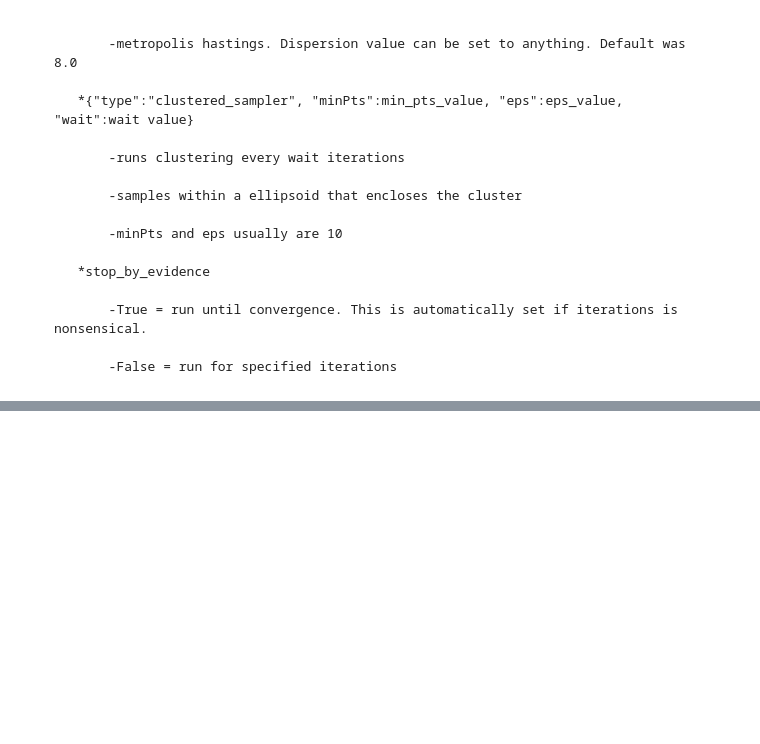
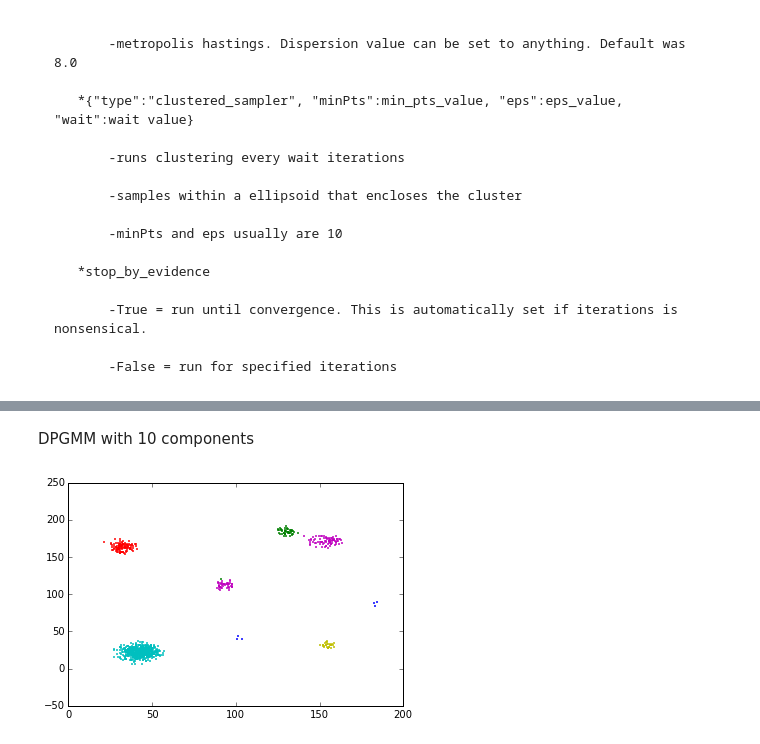
Before and after one commit to rzlee/bayes-detect, a Jupyter notebook: demo.ipynb, the cells around one changed output, grey strips where cells are left out. Cells and saved outputs as stored; diff of their text form; code cells hidden in the pictures; blank space fills up the shorter version.

```diff
--- a/demo.ipynb
+++ b/demo.ipynb
@@ -87,0 +170,16 @@ likelihood calculations: 139210
+# %% [markdown]
+DPGMM with 10 components
+# %%
+from sklearn import mixture
+import itertools
+model = mixture.DPGMM(n_components=10, alpha=1, covariance_type="full")
+model.fit(pos)
+out = model.predict(pos)
+color_iter = itertools.cycle(['r', 'g', 'b', 'c', 'm', 'y', 'k'])
+for (i, color) in zip(range(len(model.means_)), color_iter):
+    if not np.any(out == i):
+        continue
+    mpl.pyplot.scatter(pos[out == i, 0], pos[out == i, 1], .8, color=color)
+#print model.means_
+# %% [output]
+[figure, added]
```
Also changed, not shown: parts of 21 cells of this notebook, 2 other files.
